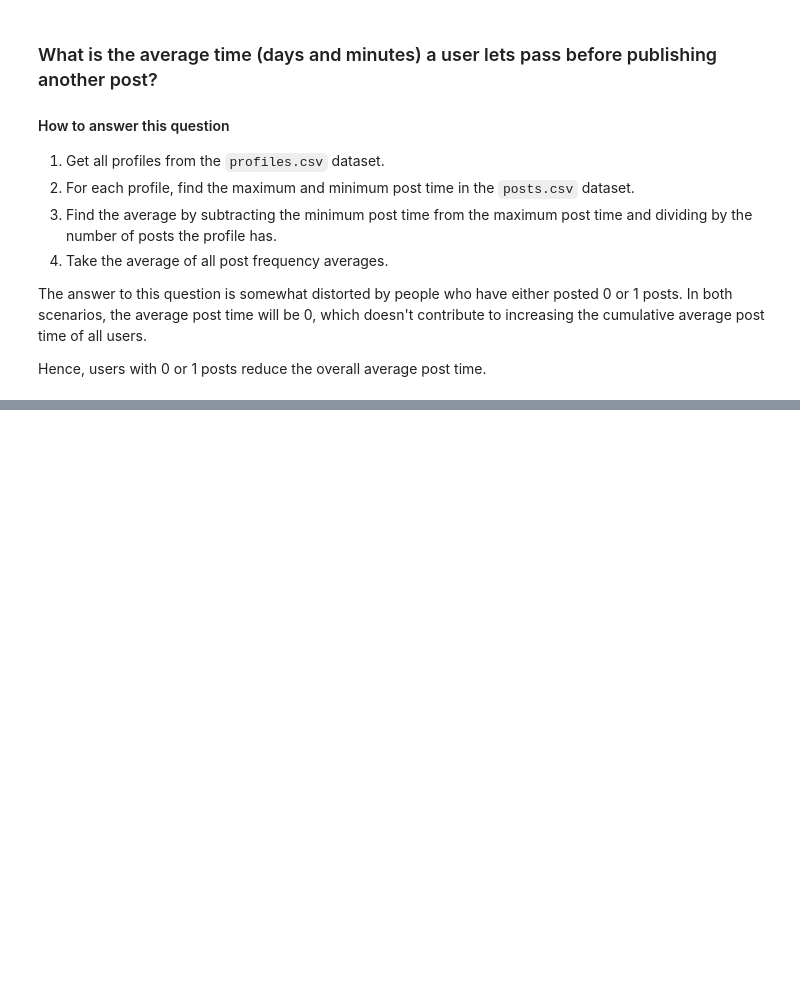
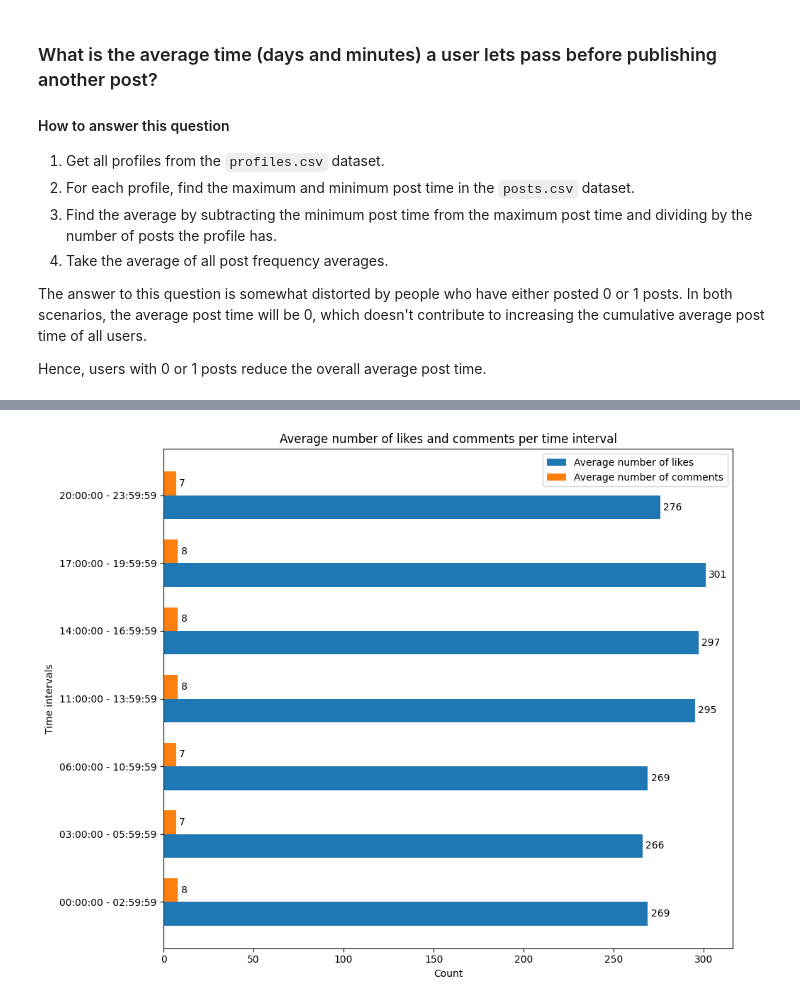
Before and after one commit to jonasbarth/adm-2022-hw-2, a Jupyter notebook: rq6.ipynb, the cells around one changed output, grey strips where cells are left out. Cells and saved outputs as stored; diff of their text form; code cells hidden in the pictures; blank space fills up the shorter version.

```diff
--- a/rq6.ipynb
+++ b/rq6.ipynb
@@ -193,0 +191,17 @@ time_likes_comments
+# %%
+intervals = [("06:00:00", "10:59:59"), ("11:00:00", "13:59:59"), ("14:00:00", "16:59:59"), ("17:00:00", "19:59:59"), ("20:00:00", "23:59:59"), ("00:00:00", "02:59:59"), ("03:00:00",  "05:59:59")]
+intervals.sort()
+# %%
+likes = []
+comments = []
+for start, end in tqdm(intervals):
+    found_posts = find_posts_between(posts, start, end)
+
+    n_posts = found_posts.shape[0]
+
+    avg_likes = found_posts.numbr_likes.sum() / n_posts
+    avg_comments = found_posts.number_comments.sum() / n_posts
+    likes.append(round(avg_likes))
+    comments.append(round(avg_comments))
+# %%
+interval_labels = list(map(lambda start_end: f"{start_end[0]} - {start_end[1]}", intervals))
@@ -193,0 +213,25 @@ time_likes_comments
+# %%
+label_locations = np.arange(len(interval_labels))
+bar_width = 0.35
+
+fig, ax = plt.subplots()
+fig.set_size_inches(10, 8)
+
+bar_likes = ax.barh(label_locations - bar_width/2, likes, bar_width, label='Average number of likes')
+bar_comments = ax.barh(label_locations + bar_width/2, comments, bar_width, label='Average number of comments')
+
+ax.set_ylabel('Time intervals')
+ax.set_yticks(label_locations, interval_labels)
+
+ax.set_xlabel('Count')
+ax.set_title('Average number of likes and comments per time interval')
+ax.legend()
+
+ax.bar_label(bar_likes, padding=3)
+ax.bar_label(bar_comments, padding=3)
+
+fig.tight_layout()
+
+plt.show()
+# %% [output]
+[figure, added]
```
Also changed, not shown: parts of 17 cells of this notebook.
